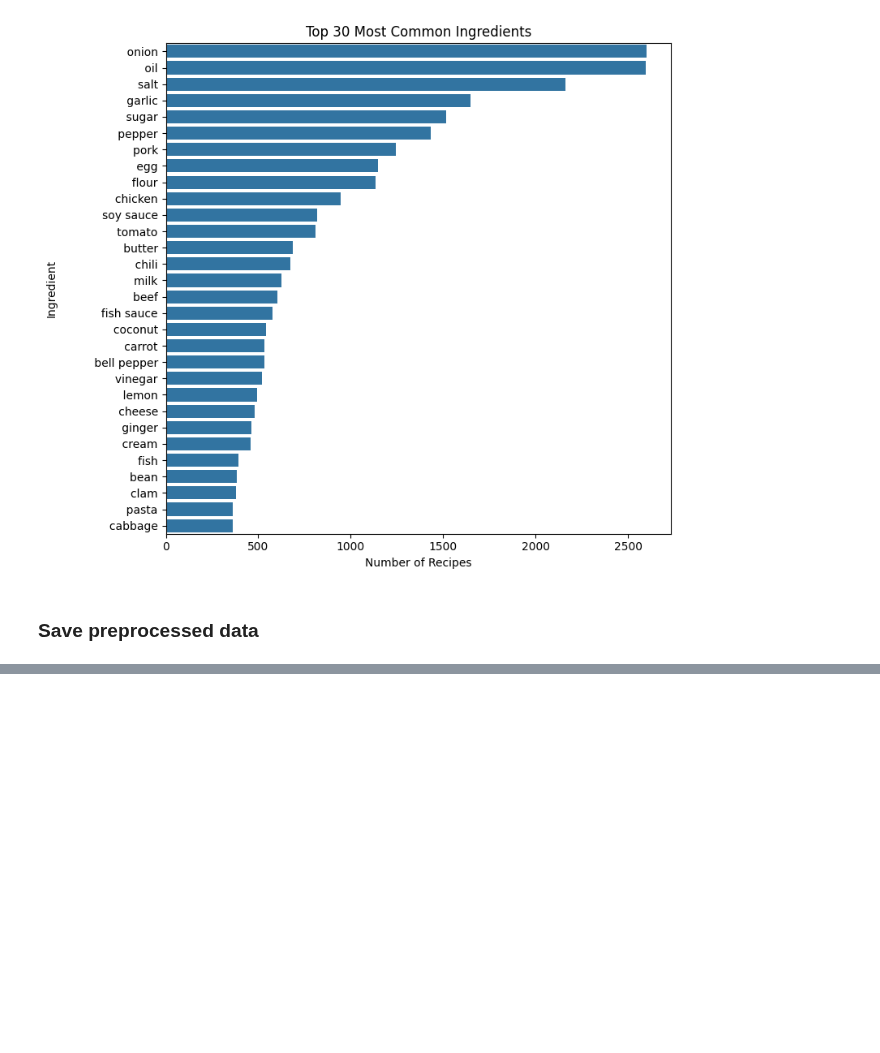
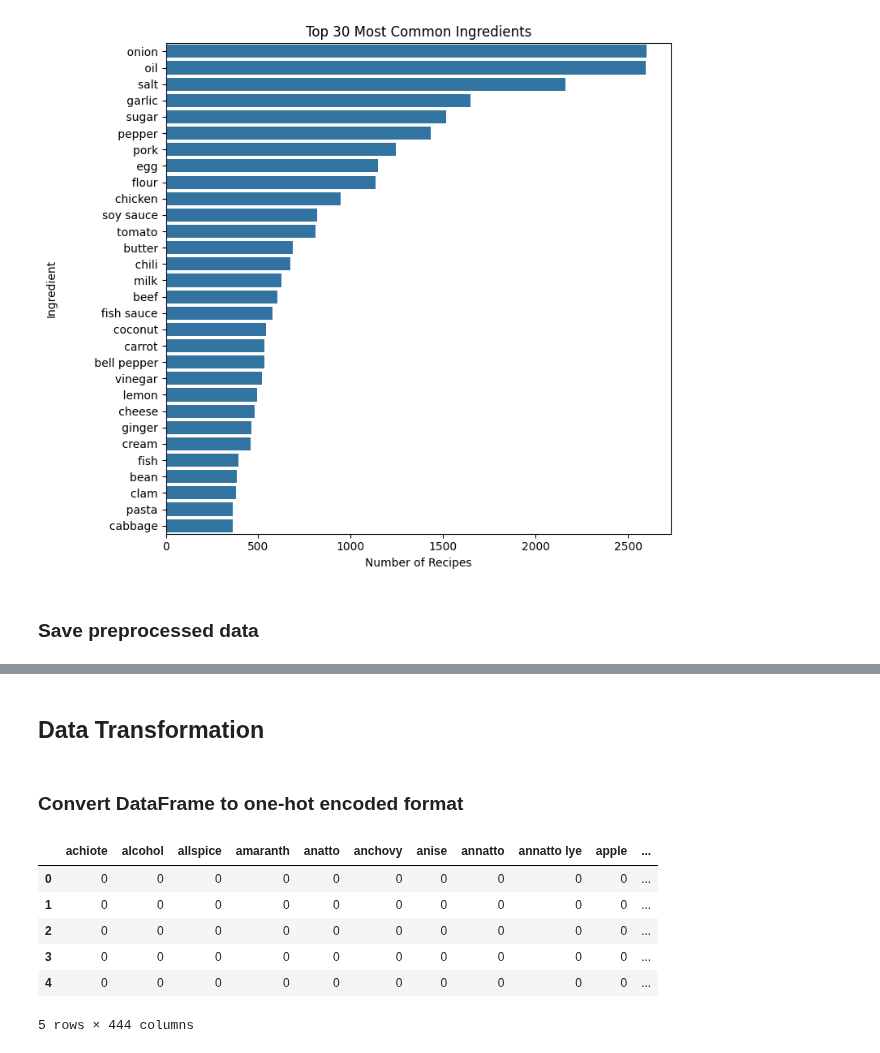
Before and after one commit to rixmape/panlasang-pinoy-clustering, a Jupyter notebook: main.ipynb, the cells around one changed output, grey strips where cells are left out. Cells and saved outputs as stored; diff of their text form; code cells hidden in the pictures; blank space fills up the shorter version.

Commit message:
Update to transform data into one-hot encoding

```diff
--- a/main.ipynb
+++ b/main.ipynb
@@ -370,3 +370,24 @@ recipe_df.to_csv(
     index=False,
     columns=["name", "components"],
 )
+# %% [markdown]
+## Data Transformation
+# %% [markdown]
+### Convert DataFrame to one-hot encoded format
+# %%
+from sklearn.preprocessing import MultiLabelBinarizer
+
+mlb = MultiLabelBinarizer()
+one_hot = mlb.fit_transform(recipe_df.components)
+one_hot_df = pd.DataFrame(one_hot, columns=mlb.classes_)
+
+one_hot_df.insert(0, "name", recipe_df.name)
+one_hot_df.head()
+# %% [output]
+|  | achiote | alcohol | allspice | amaranth | anatto | anchovy | anise | annatto | annatto lye | apple | ... |
+| 0 | 0 | 0 | 0 | 0 | 0 | 0 | 0 | 0 | 0 | 0 | ... |
+| 1 | 0 | 0 | 0 | 0 | 0 | 0 | 0 | 0 | 0 | 0 | ... |
+| 2 | 0 | 0 | 0 | 0 | 0 | 0 | 0 | 0 | 0 | 0 | ... |
+| 3 | 0 | 0 | 0 | 0 | 0 | 0 | 0 | 0 | 0 | 0 | ... |
+| 4 | 0 | 0 | 0 | 0 | 0 | 0 | 0 | 0 | 0 | 0 | ... |
+5 rows × 444 columns
```
Also changed, not shown: parts of 1 cell of this notebook, 1 other file.
